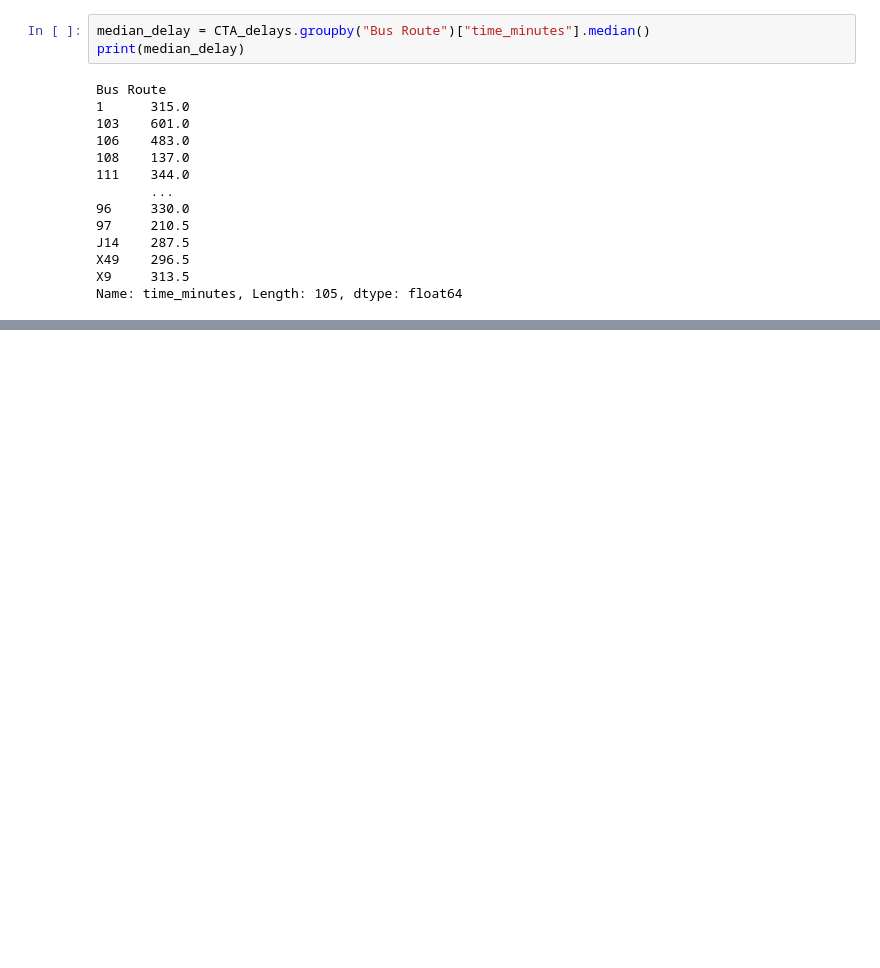
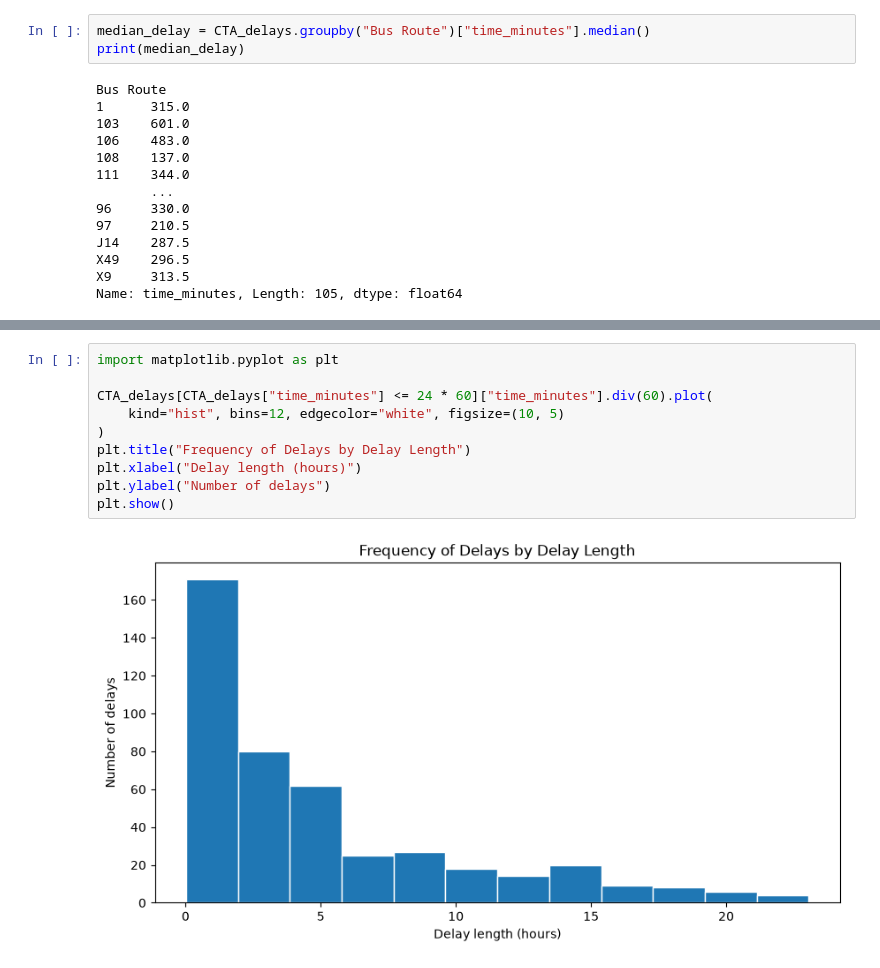
Before and after one commit to UCOpenData/cta_delays, a Jupyter notebook: code-for-project/CTA_Average_Bus_Delays.ipynb, the cells around one changed output, grey strips where cells are left out. Drawn from its saved outputs; the diff is of its cells as text; blank space fills up the shorter version.

```diff
--- a/code-for-project/CTA_Average_Bus_Delays.ipynb
+++ b/code-for-project/CTA_Average_Bus_Delays.ipynb
@@ -119,0 +120,12 @@ Text(0, 0.5, 'Average Delay in Minutes')
+# %%
+import matplotlib.pyplot as plt
+
+CTA_delays[CTA_delays["time_minutes"] <= 24 * 60]["time_minutes"].div(60).plot(
+    kind="hist", bins=12, edgecolor="white", figsize=(10, 5)
+)
+plt.title("Frequency of Delays by Delay Length")
+plt.xlabel("Delay length (hours)")
+plt.ylabel("Number of delays")
+plt.show()
+# %% [output]
+[figure, added]
```
Also changed, not shown: parts of 2 cells of this notebook.
